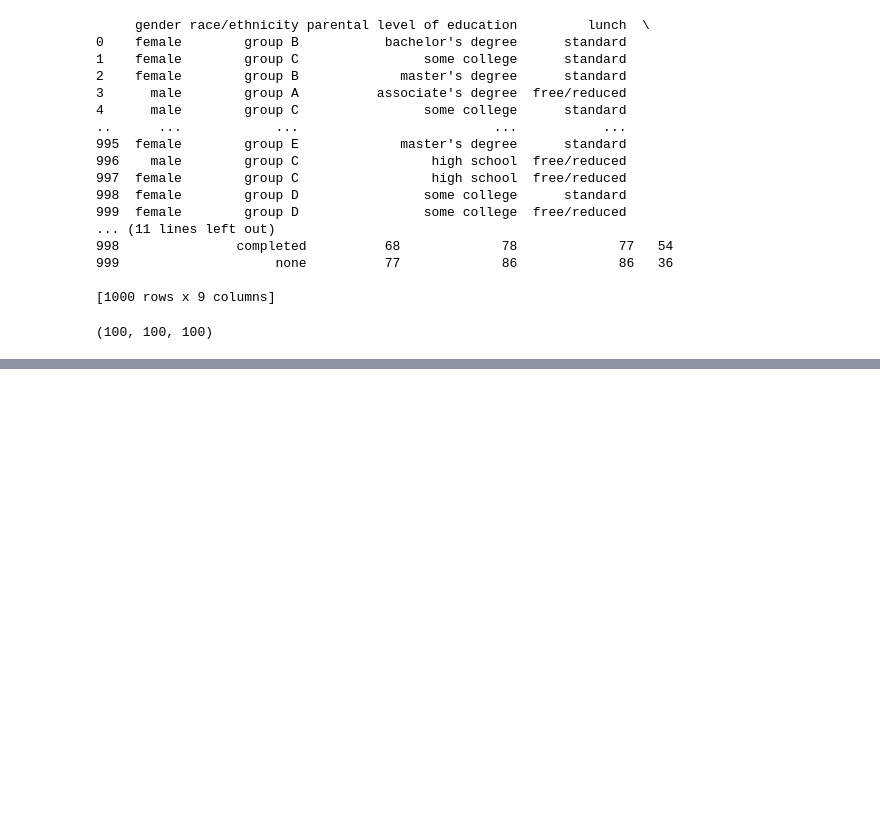
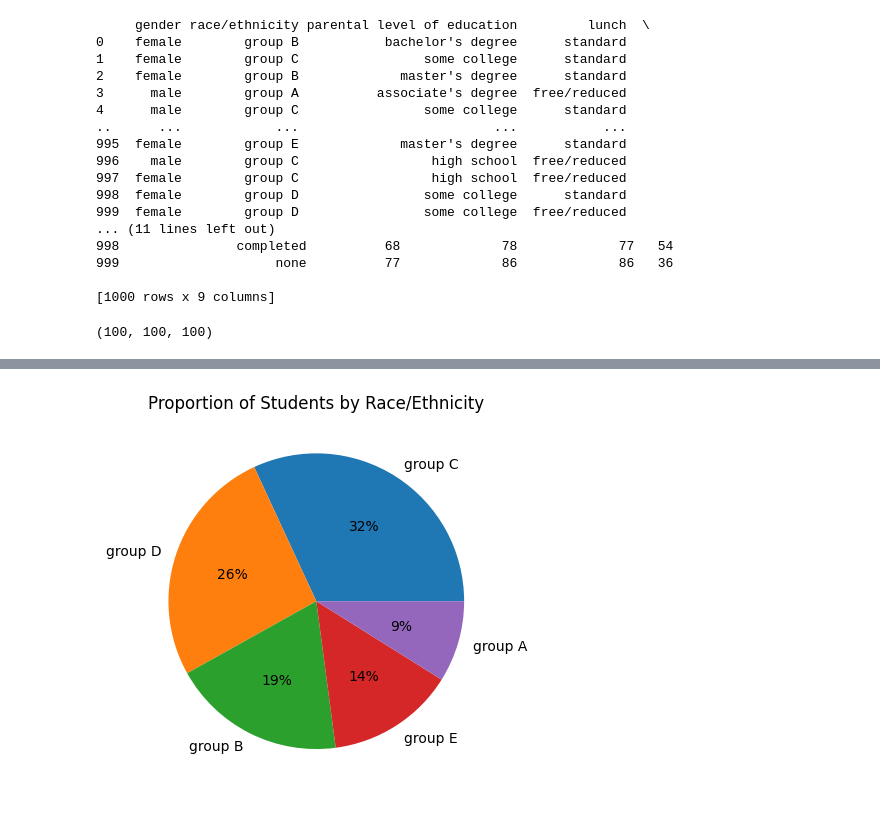
Before and after one commit to hanubence/BEVADAT2022232, a Jupyter notebook: HAZI/HAZI04/HAZI04.ipynb, the cells around one changed output, grey strips where cells are left out. Cells and saved outputs as stored; diff of their text form; code cells hidden in the pictures; blank space fills up the shorter version.

```diff
--- a/HAZI/HAZI04/HAZI04.ipynb
+++ b/HAZI/HAZI04/HAZI04.ipynb
@@ -226,3 +281,15 @@ Egy példa a kimenetre: fig
 return type: matplotlib.figure.Figure
 függvény neve: ethnicity_pie_chart
 '''
+# %%
+def ethnicity_pie_chart(idf: pd.core.frame.DataFrame):
+    df = idf.copy()
+
+    fig, ax = plt.subplots()
+
+    ax.pie(df['race/ethnicity'].value_counts(), labels=df['race/ethnicity'].value_counts().index, autopct='%1.f%%')
+    ax.set_title('Proportion of Students by Race/Ethnicity')
+
+    return fig
+# %% [output]
+[figure, added]
```
Also changed, not shown: parts of 3 cells of this notebook, 1 other file.
